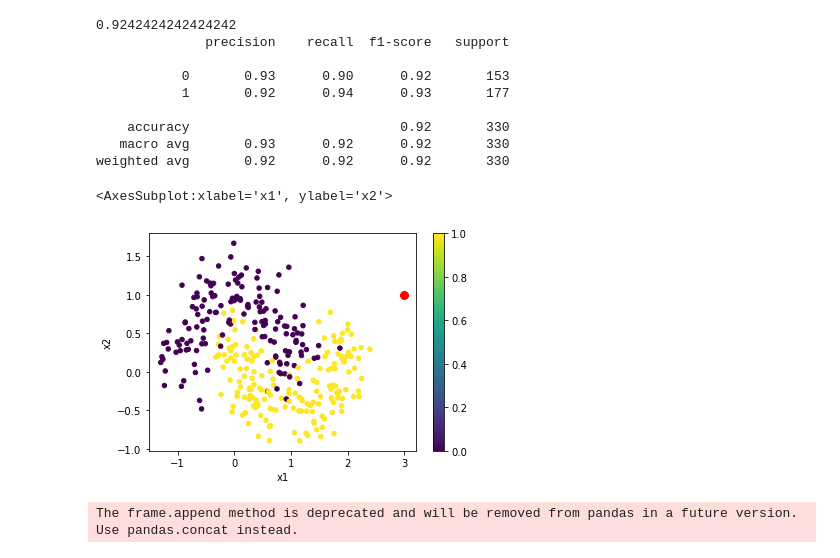
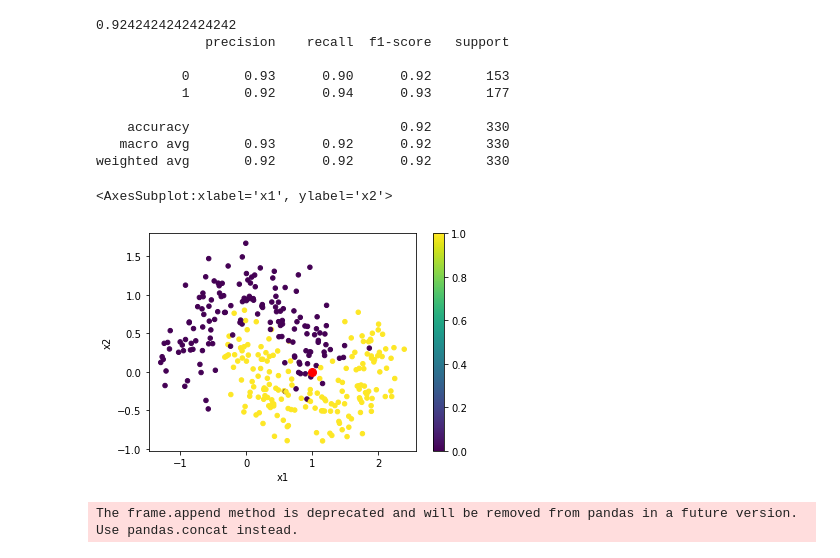
Before and after one commit to sbobek/lux, a Jupyter notebook: lux_intuition_example.ipynb, the cells around one changed output. Drawn from its saved outputs; the diff is of its cells as text; code cells hidden in the pictures.

```diff
--- a/lux_intuition_example.ipynb
+++ b/lux_intuition_example.ipynb
@@ -102,12 +106,12 @@ print(classification_report(y_test, lr_preds))
 weighted avg       0.92      0.92      0.92       330
 # %%
 fig, ax = plt.subplots()
-point = [3.0,1.0]
+point = [1.0,0.0]
 ax.plot(point[0], point[1], 'or', markersize=8)
 X_test.plot(kind='scatter',x='x1', y='x2', c=y_test, colormap='viridis', ax=ax)
 # %% [output]
 <AxesSubplot:xlabel='x1', ylabel='x2'>
-[figure, old version]
+[figure, new version]
 # %%
 X_test_appended = X_test.append(pd.DataFrame([point], columns=['x1','x2']), ignore_index=True)
 y_test_appended = np.concatenate([y_test,[1]])
```
Also changed, not shown: parts of 26 cells of this notebook, 2 other files.
